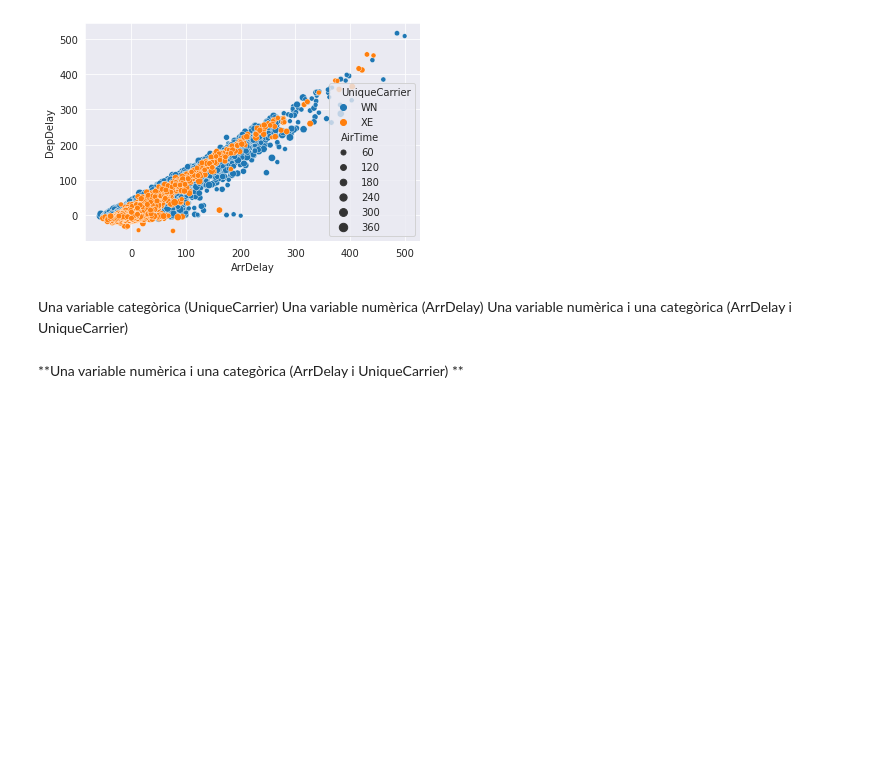
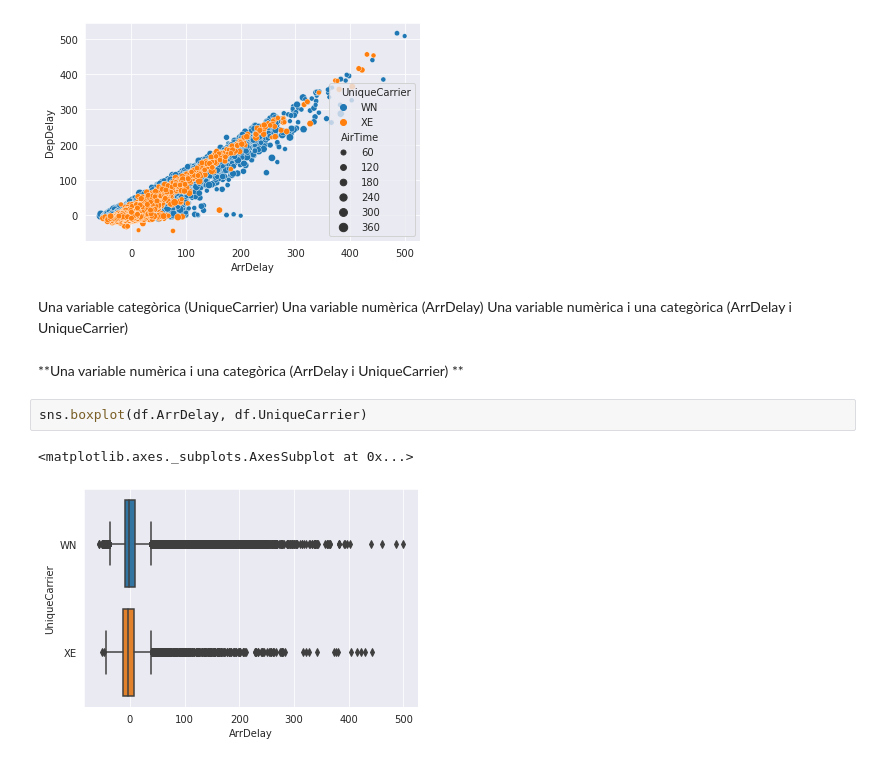
Before and after one commit to JMML2021/0301_visualitzaci-_explorat-ria, a Jupyter notebook: S03_T01_Visualització_gràfica_d'un_dataset.ipynb, the cells around one changed output. Cells and saved outputs as stored; diff of their text form; blank space fills up the shorter version.

```diff
--- a/S03_T01_Visualització_gràfica_d'un_dataset.ipynb
+++ b/S03_T01_Visualització_gràfica_d'un_dataset.ipynb
@@ -129,3 +144,8 @@ sns.scatterplot(df.ArrDelay, df.DepDelay, hue= df.UniqueCarrier, size=df.AirTime
 Una variable categòrica (UniqueCarrier) Una variable numèrica (ArrDelay) Una variable numèrica i una categòrica (ArrDelay i UniqueCarrier)
 # %% [markdown]
 **Una variable numèrica i una categòrica (ArrDelay i UniqueCarrier) **
+# %%
+sns.boxplot(df.ArrDelay, df.UniqueCarrier)
+# %% [output]
+<matplotlib.axes._subplots.AxesSubplot at 0x...>
+[figure, added]
```
Also changed, not shown: parts of 11 cells of this notebook.
